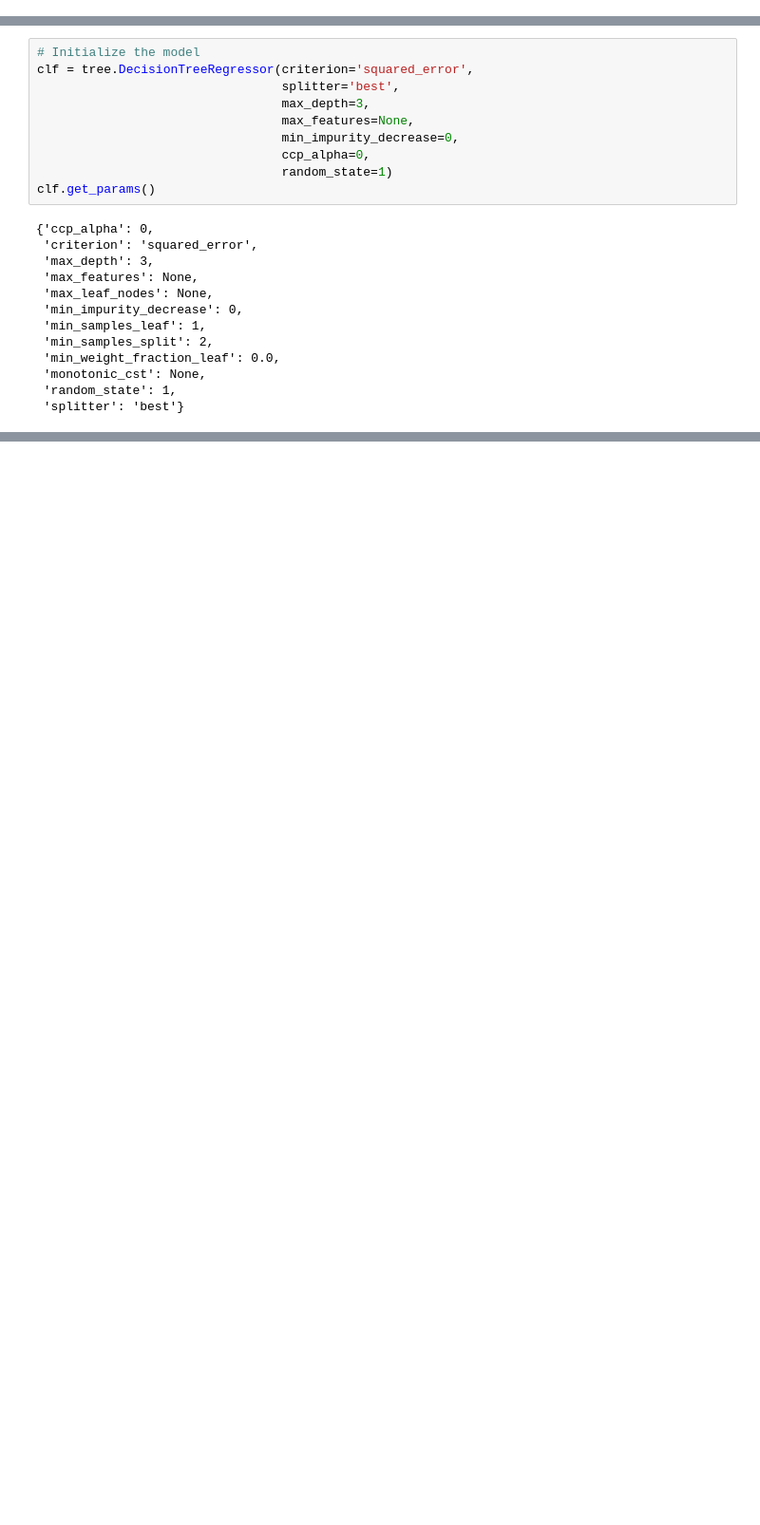
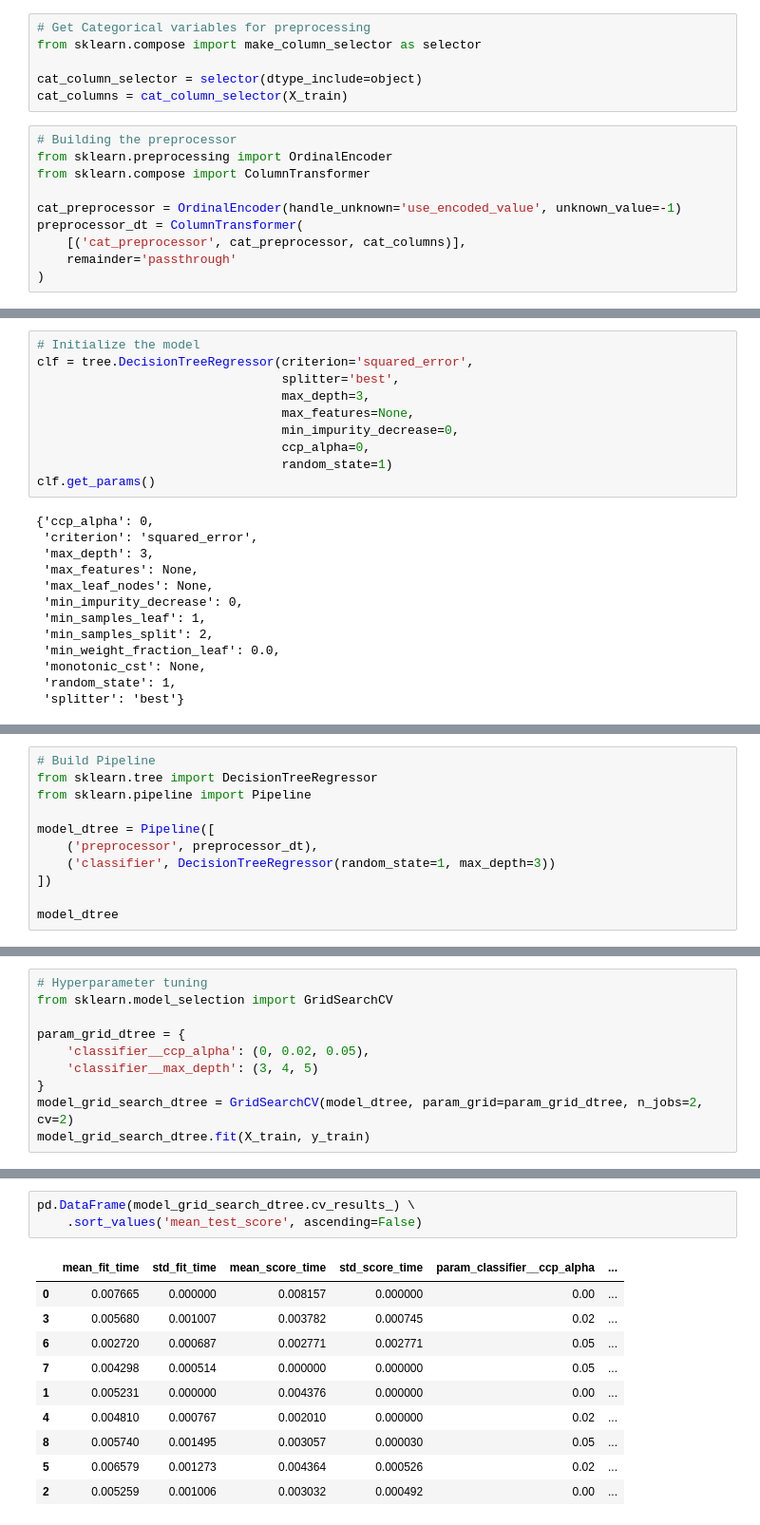
Before and after one commit to Gmabatah93/TREES, a Jupyter notebook: Decsion_Tree.ipynb, the cells around one changed output, grey strips where cells are left out. Shown at 95% size. Drawn from its saved outputs; the diff is of its cells as text; blank space fills up the shorter version.

```diff
--- a/Decsion_Tree.ipynb
+++ b/Decsion_Tree.ipynb
@@ -192,0 +195,16 @@ cv_result_reg
+# %%
+# Get Categorical variables for preprocessing
+from sklearn.compose import make_column_selector as selector
+
+cat_column_selector = selector(dtype_include=object)
+cat_columns = cat_column_selector(X_train)
+# %%
+# Building the preprocessor
+from sklearn.preprocessing import OrdinalEncoder
+from sklearn.compose import ColumnTransformer
+
+cat_preprocessor = OrdinalEncoder(handle_unknown='use_encoded_value', unknown_value=-1)
+preprocessor_dt = ColumnTransformer(
+    [('cat_preprocessor', cat_preprocessor, cat_columns)],
+    remainder='passthrough'
+)
@@ -233,0 +236,11 @@ features
+# %%
+# Build Pipeline
+from sklearn.tree import DecisionTreeRegressor
+from sklearn.pipeline import Pipeline
+
+model_dtree = Pipeline([
+    ('preprocessor', preprocessor_dt),
+    ('classifier', DecisionTreeRegressor(random_state=1, max_depth=3))
+])
+
+model_dtree
@@ -233,0 +256,10 @@ features
+# %%
+# Hyperparameter tuning
+from sklearn.model_selection import GridSearchCV
+
+param_grid_dtree = {
+    'classifier__ccp_alpha': (0, 0.02, 0.05),
+    'classifier__max_depth': (3, 4, 5)
+}
+model_grid_search_dtree = GridSearchCV(model_dtree, param_grid=param_grid_dtree, n_jobs=2, cv=2)
+model_grid_search_dtree.fit(X_train, y_train)
@@ -233,0 +286,14 @@ features
+# %%
+pd.DataFrame(model_grid_search_dtree.cv_results_) \
+    .sort_values('mean_test_score', ascending=False)
+# %% [output]
+|  | mean_fit_time | std_fit_time | mean_score_time | std_score_time | param_classifier__ccp_alpha | ... |
+| 0 | 0.007665 | 0.000000 | 0.008157 | 0.000000 | 0.00 | ... |
+| 3 | 0.005680 | 0.001007 | 0.003782 | 0.000745 | 0.02 | ... |
+| 6 | 0.002720 | 0.000687 | 0.002771 | 0.002771 | 0.05 | ... |
+| 7 | 0.004298 | 0.000514 | 0.000000 | 0.000000 | 0.05 | ... |
+| 1 | 0.005231 | 0.000000 | 0.004376 | 0.000000 | 0.00 | ... |
+| 4 | 0.004810 | 0.000767 | 0.002010 | 0.000000 | 0.02 | ... |
+| 8 | 0.005740 | 0.001495 | 0.003057 | 0.000030 | 0.05 | ... |
+| 5 | 0.006579 | 0.001273 | 0.004364 | 0.000526 | 0.02 | ... |
+| 2 | 0.005259 | 0.001006 | 0.003032 | 0.000492 | 0.00 | ... |
```
Also changed, not shown: parts of 12 cells of this notebook.
